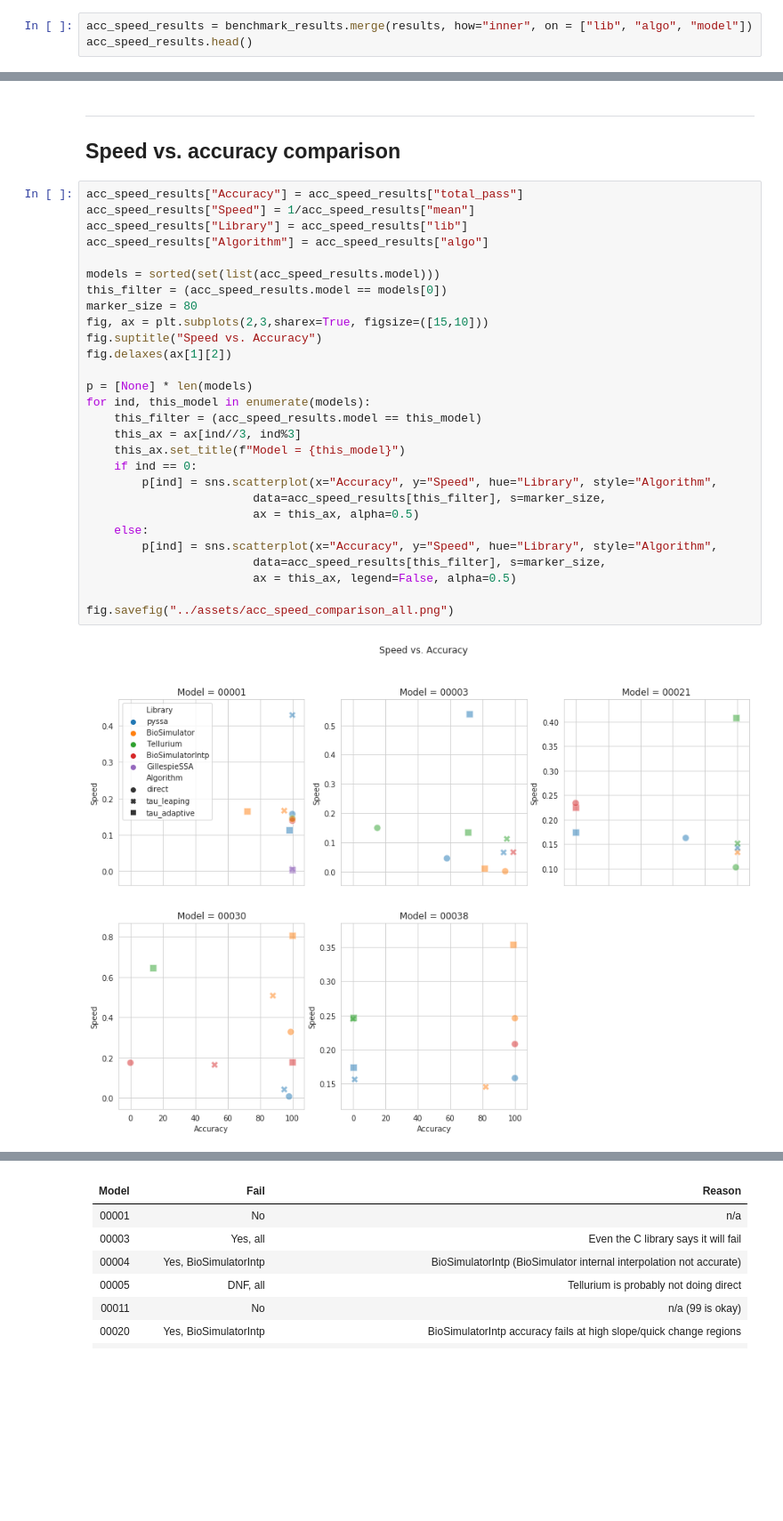
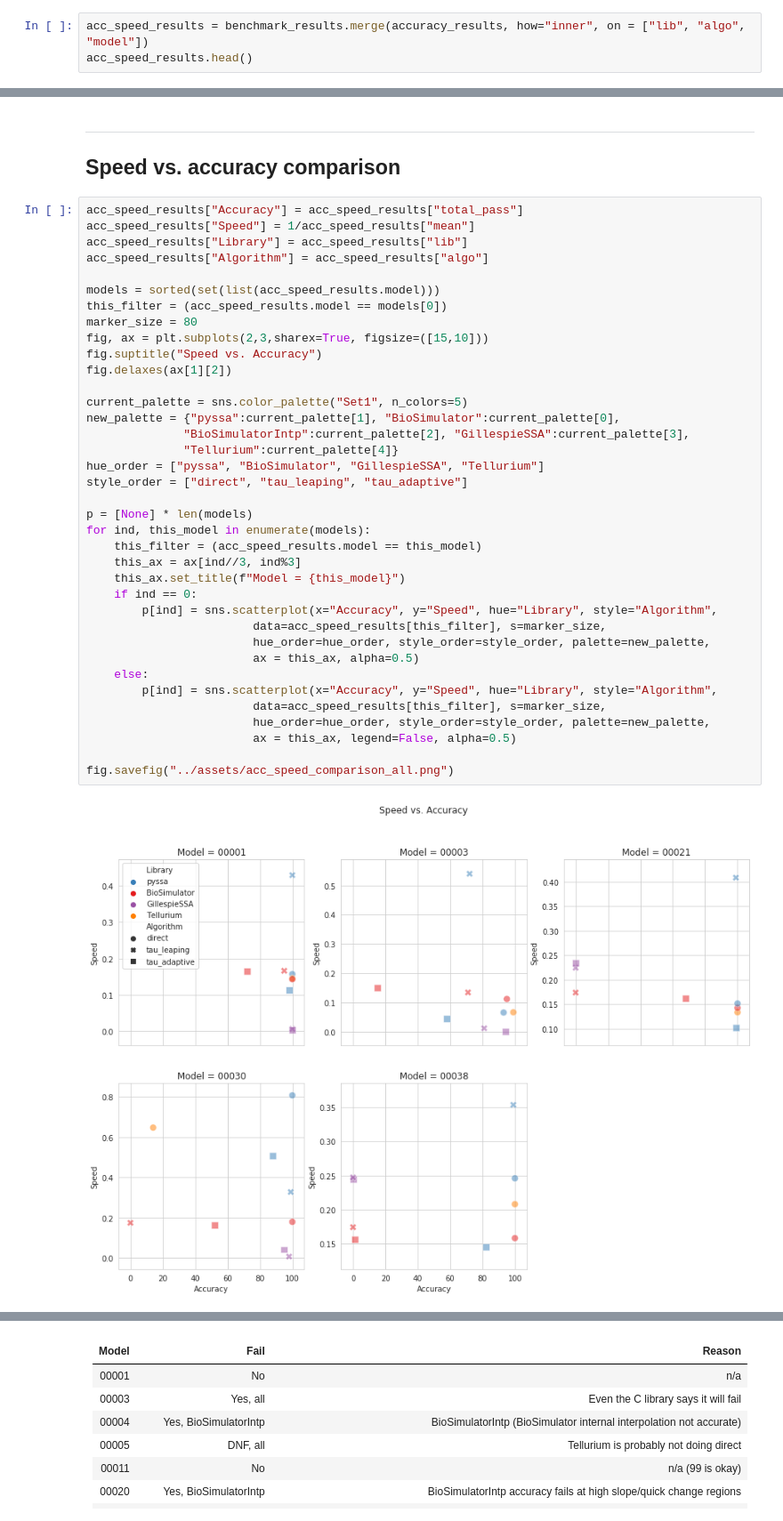
Before and after one commit to quantumbrake/cayenne-benchmarks, a Jupyter notebook: notebooks/Analysis.ipynb, the cells around one changed output, grey strips where cells are left out. Shown: that part at 89% size. Drawn from its saved outputs; the diff is of its cells as text; blank space fills up the shorter version.

```diff
--- a/notebooks/Analysis.ipynb
+++ b/notebooks/Analysis.ipynb
@@ -166,7 +211,7 @@ benchmark_results.head()
 | 3 | python tellurium_test/make_tel_re... | 7.517541 | 0.171825 | 7.491469 | 7.577782 | 0.379616 | 7.279652 | 7.848030 | [7.491468931035, 7.848029625035, ... | Tellurium | direct | ... |
 | 4 | python pyssa_test/make_pyssa_resu... | 6.367574 | 0.807097 | 6.063183 | 23.028373 | 0.566946 | 5.751014 | 7.660804 | [7.37642449603, 6.06318282003, 6.... | pyssa | direct | ... |
 # %%
-acc_speed_results = benchmark_results.merge(results, how="inner", on = ["lib", "algo", "model"])
+acc_speed_results = benchmark_results.merge(accuracy_results, how="inner", on = ["lib", "algo", "model"])
 acc_speed_results.head()
 # %% [output]
 |  | command | mean | stddev | median | user | system | min | max | times | lib | ... | ... |
@@ -182,33 +227,42 @@ acc_speed_results.head()
 # %%
 acc_speed_results["Accuracy"] = acc_speed_results["total_pass"]
 acc_speed_results["Speed"] = 1/acc_speed_results["mean"]
 acc_speed_results["Library"] = acc_speed_results["lib"]
 acc_speed_results["Algorithm"] = acc_speed_results["algo"]
 
 models = sorted(set(list(acc_speed_results.model)))
 this_filter = (acc_speed_results.model == models[0])
 marker_size = 80
 fig, ax = plt.subplots(2,3,sharex=True, figsize=([15,10]))
 fig.suptitle("Speed vs. Accuracy")
 fig.delaxes(ax[1][2])
 
+current_palette = sns.color_palette("Set1", n_colors=5)
+new_palette = {"pyssa":current_palette[1], "BioSimulator":current_palette[0],
+              "BioSimulatorIntp":current_palette[2], "GillespieSSA":current_palette[3],
+              "Tellurium":current_palette[4]}
+hue_order = ["pyssa", "BioSimulator", "GillespieSSA", "Tellurium"]
+style_order = ["direct", "tau_leaping", "tau_adaptive"]
+
 p = [None] * len(models)
 for ind, this_model in enumerate(models):
     this_filter = (acc_speed_results.model == this_model)
     this_ax = ax[ind//3, ind%3]
     this_ax.set_title(f"Model = {this_model}")
     if ind == 0:
         p[ind] = sns.scatterplot(x="Accuracy", y="Speed", hue="Library", style="Algorithm",
                         data=acc_speed_results[this_filter], s=marker_size,
+                        hue_order=hue_order, style_order=style_order, palette=new_palette,
                         ax = this_ax, alpha=0.5)
     else:
         p[ind] = sns.scatterplot(x="Accuracy", y="Speed", hue="Library", style="Algorithm",
                         data=acc_speed_results[this_filter], s=marker_size,
+                        hue_order=hue_order, style_order=style_order, palette=new_palette,
                         ax = this_ax, legend=False, alpha=0.5)
 
 fig.savefig("../assets/acc_speed_comparison_all.png")
 # %% [output]
-[figure, old version]
+[figure, new version]
 # %%
 this_filter = (acc_speed_results.model == "00001")
 p[ind] = sns.scatterplot(x="Accuracy", y="Speed", hue="Library", style="Algorithm",
```
Also changed, not shown: parts of 19 cells of this notebook.
